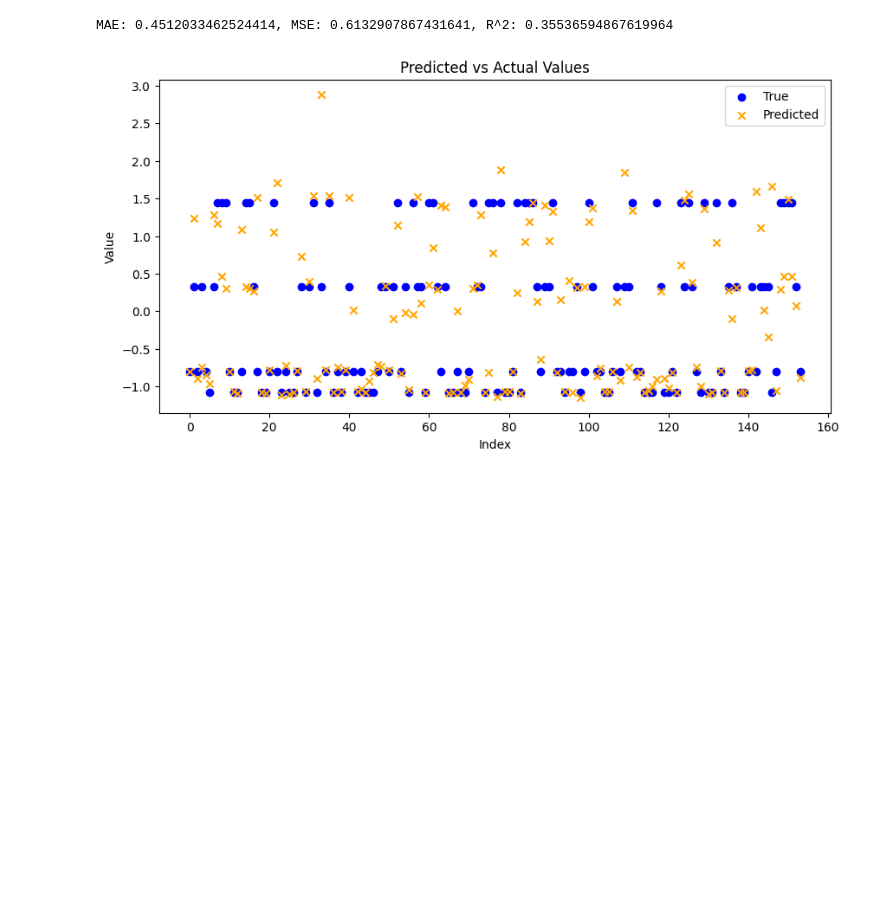
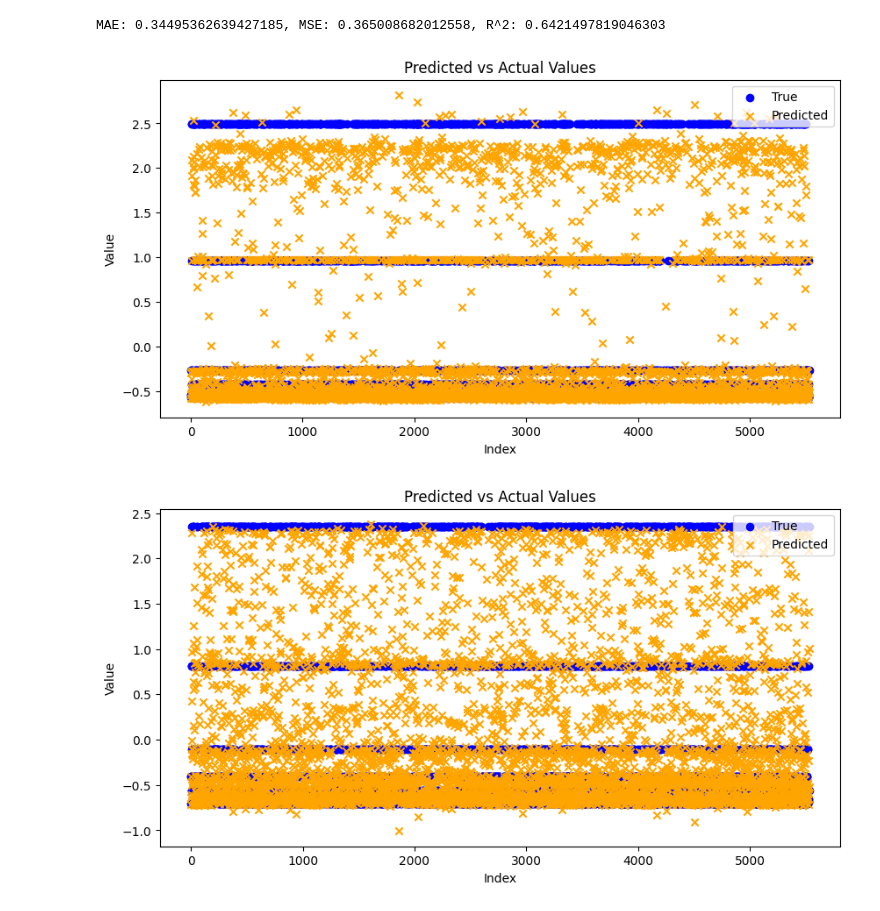
Before and after one commit to pedro15sousa/ABM-emulation, a Jupyter notebook: nn_backwards_emulator.ipynb, the cells around one changed output. Saved outputs shown, nothing was run; the diff lists cells and outputs as text; code cells hidden in the pictures; blank space fills up the shorter version.

```diff
--- a/nn_backwards_emulator.ipynb
+++ b/nn_backwards_emulator.ipynb
@@ -67,0 +58,2 @@ results.reporters
+# %%
+results = pd.read_csv('boids_statistics_results.csv')
@@ -141,15 +159,15 @@ flock_density                   1.000000
 #         return x
 
 class Net(nn.Module):
-    def __init__(self, X, Y):
+    def __init__(self, input_size, output_size):
         super(Net, self).__init__()
-        self.fc1 = nn.Linear(X.size(1), 1024)
+        self.fc1 = nn.Linear(input_size, 1024)
         self.fc2 = nn.Linear(1024, 512)
         self.fc3 = nn.Linear(512, 256)
         self.fc4 = nn.Linear(256, 128)
         self.fc5 = nn.Linear(128, 64)
         self.fc6 = nn.Linear(64, 32)
-        self.fc7 = nn.Linear(32, Y.size(1))   # Output layer
+        self.fc7 = nn.Linear(32, output_size)   # Output layer
 
     def forward(self, x):
         x = torch.relu(self.fc1(x))
@@ -216,31 +272,46 @@ Test loss: 0.6132907867431641
-# %%
-from sklearn.metrics import mean_absolute_error, mean_squared_error, r2_score
-
-# Calculate the predictions for the test set
-Y_pred = model(X_test)
-
-# Convert the predictions and true values to NumPy arrays
-Y_pred_np = Y_pred.detach().numpy()
-Y_test_np = Y_test.numpy()
-
-# Calculate the metrics
-mae = mean_absolute_error(Y_test_np, Y_pred_np)
-mse = mean_squared_error(Y_test_np, Y_pred_np)
-r2 = r2_score(Y_test_np, Y_pred_np)
-
-print(f'MAE: {mae}, MSE: {mse}, R^2: {r2}')
-# %% [output]
-MAE: 0.4512033462524414, MSE: 0.6132907867431641, R^2: 0.35536594867619964
+# %%
+from sklearn.metrics import mean_absolute_error, mean_squared_error, r2_score
+import numpy as np
+
+# Ensure model is in evaluation mode
+model.eval()
+
+# Initialize lists to store predictions and actual values
+all_preds = []
+all_true = []
+
+with torch.no_grad():  # Ensure no gradients are calculated
+    for inputs, labels in test_loader:  # Iterate over batches from the test DataLoader
+        # Generate predictions
+        outputs = model(inputs)
+
+        # Store predictions and true values
+        all_preds.extend(outputs.detach().cpu().numpy())
+        all_true.extend(labels.cpu().numpy())
+
+# Convert lists to NumPy arrays for evaluation
+all_preds_np = np.array(all_preds)
+all_true_np = np.array(all_true)
+
+# Calculate the metrics
+mae = mean_absolute_error(all_true_np, all_preds_np)
+mse = mean_squared_error(all_true_np, all_preds_np)
+r2 = r2_score(all_true_np, all_preds_np)
+
+print(f'MAE: {mae}, MSE: {mse}, R^2: {r2}')
+# %% [output]
+MAE: 0.34495362639427185, MSE: 0.365008682012558, R^2: 0.6421497819046303
 # %%
 # Assuming Y_test_np and Y_pred_np are 2D arrays with 4 columns each
-for i in range(Y_test_np.shape[1]):
+for i in range(all_true_np.shape[1]):
     plt.figure(figsize=(10, 5))
-    plt.scatter(range(len(Y_test[:, i])), Y_test[:, i], color='blue', label='True')
-    plt.scatter(range(len(Y_pred_np[:, i])), Y_pred_np[:, i], color='orange', label='Predicted', marker='x')
+    plt.scatter(range(len(all_true_np[:, i])), all_true_np[:, i], color='blue', label='True')
+    plt.scatter(range(len(all_preds_np[:, i])), all_preds_np[:, i], color='orange', label='Predicted', marker='x')
     plt.title('Predicted vs Actual Values')
     plt.xlabel('Index')
     plt.ylabel('Value')
     plt.legend()
     plt.show()
 # %% [output]
-[figure, old version]
+[figure, new version]
+[figure, added]
```
Also changed, not shown: parts of 16 cells of this notebook, 1 other file.
